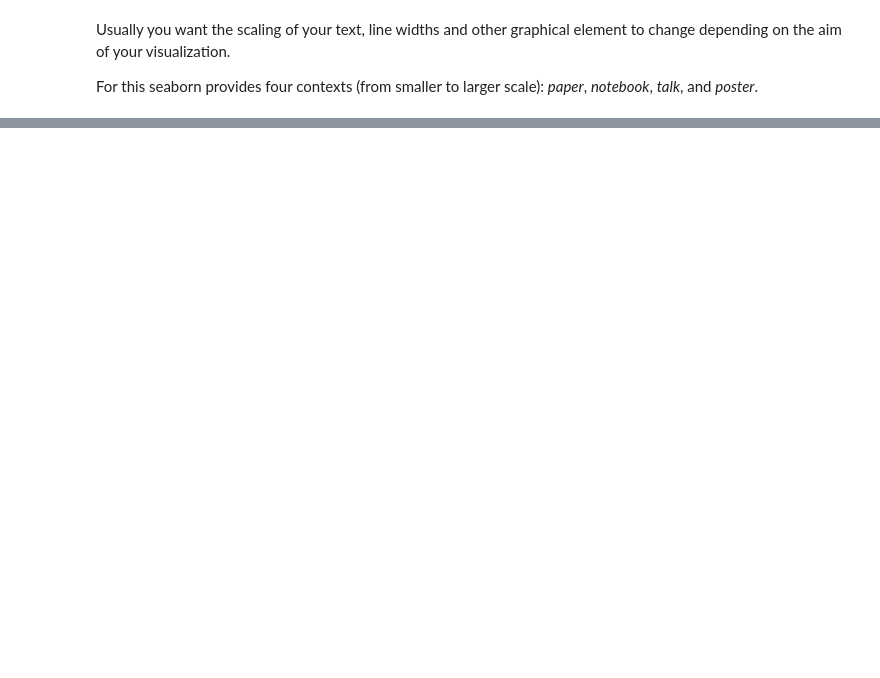
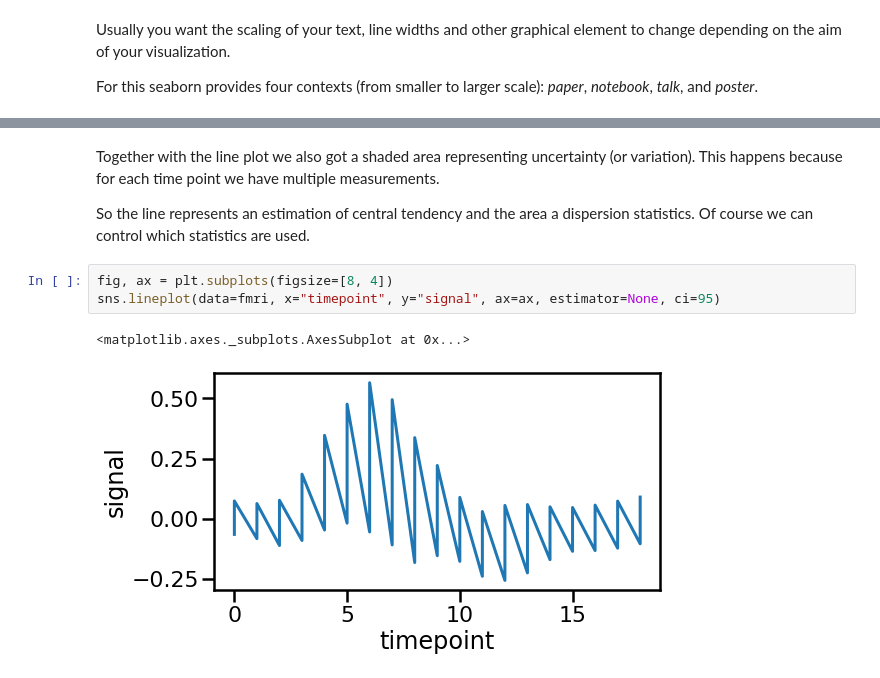
Before and after one commit to arnaumanasanch/neuropy_crashcourse, a Jupyter notebook: visualization.ipynb, the cells around one changed output, grey strips where cells are left out. Cells and saved outputs as stored; diff of their text form; blank space fills up the shorter version.

```diff
--- a/visualization.ipynb
+++ b/visualization.ipynb
@@ -408,0 +482,10 @@ plt.xlabel('time [s]');
+# %% [markdown]
+Together with the line plot we also got a shaded area representing uncertainty (or variation). This happens because for each time point we have multiple measurements.
+
+So the line represents an estimation of central tendency and the area a dispersion statistics. Of course we can control which statistics are used.
+# %%
+fig, ax = plt.subplots(figsize=[8, 4])
+sns.lineplot(data=fmri, x="timepoint", y="signal", ax=ax, estimator=None, ci=95)
+# %% [output]
+<matplotlib.axes._subplots.AxesSubplot at 0x...>
+[figure, added]
```
Also changed, not shown: parts of 48 cells of this notebook.
